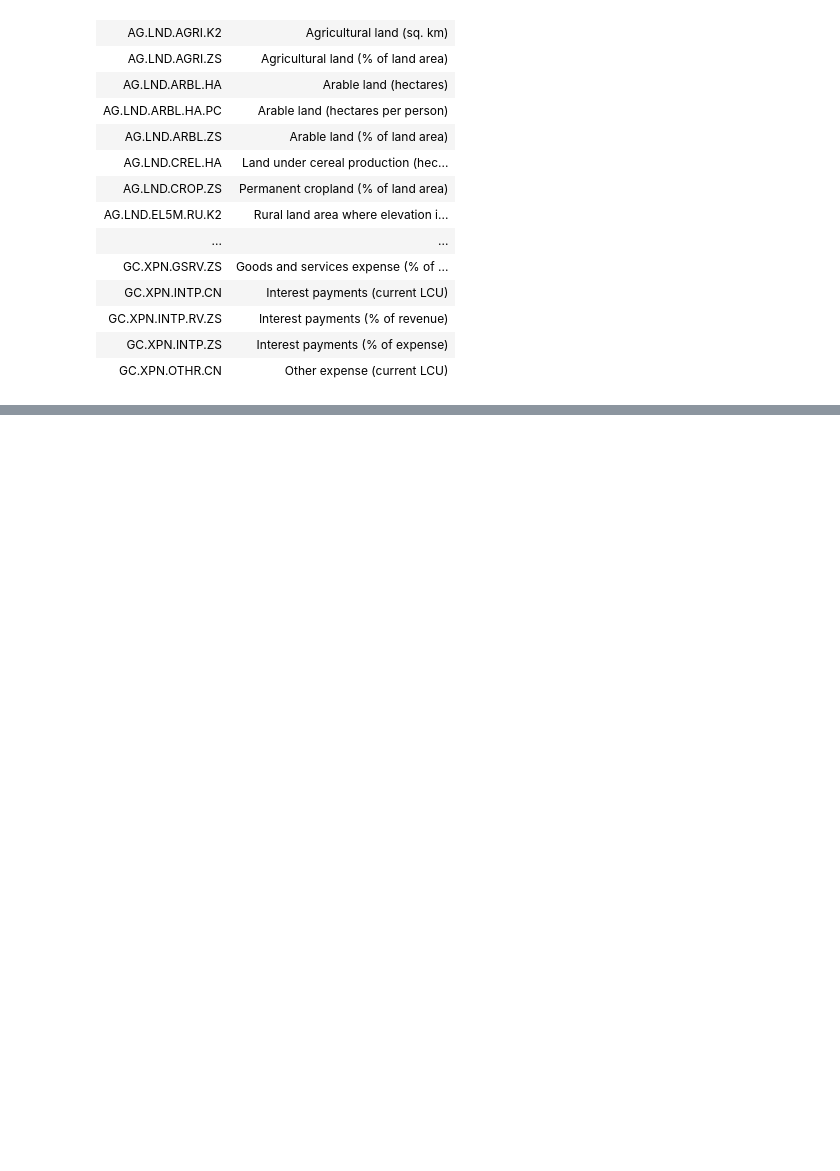
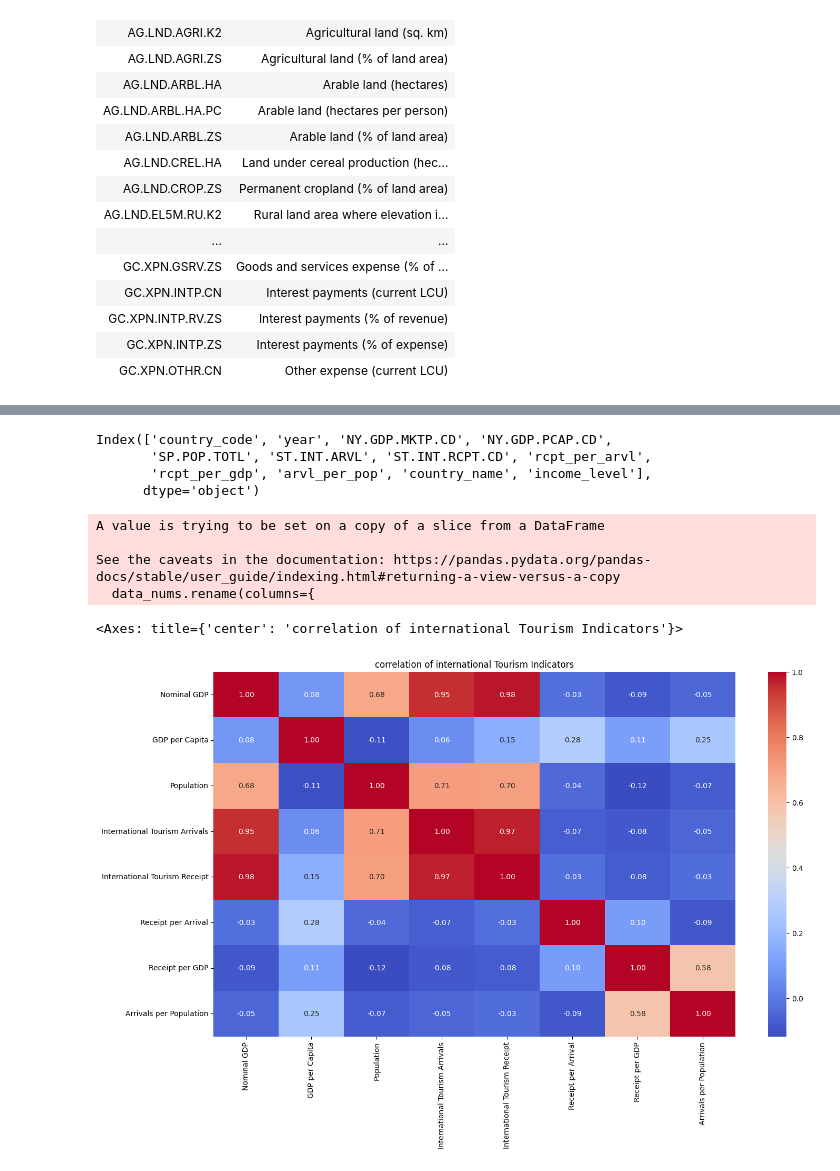
Before and after one commit to gamegtboyz/wb-top-traveling-analysis, a Jupyter notebook: test.ipynb, the cells around one changed output, grey strips where cells are left out. Saved outputs shown, nothing was run; the diff lists cells and outputs as text; code cells hidden in the pictures; blank space fills up the shorter version.

```diff
--- a/test.ipynb
+++ b/test.ipynb
@@ -438,0 +181,2 @@ pivot_data
+# %%
+data = pd.read_csv('./data/data.csv')
@@ -438,0 +192,34 @@ pivot_data
+# %%
+data.columns
+# %% [output]
+Index(['country_code', 'year', 'NY.GDP.MKTP.CD', 'NY.GDP.PCAP.CD',
+       'SP.POP.TOTL', 'ST.INT.ARVL', 'ST.INT.RCPT.CD', 'rcpt_per_arvl',
+       'rcpt_per_gdp', 'arvl_per_pop', 'country_name', 'income_level'],
+      dtype='object')
+# %%
+data_nums = data[['NY.GDP.MKTP.CD', 'NY.GDP.PCAP.CD',
+       'SP.POP.TOTL', 'ST.INT.ARVL', 'ST.INT.RCPT.CD', 'rcpt_per_arvl',
+       'rcpt_per_gdp', 'arvl_per_pop']]
+
+data_nums.rename(columns={
+    'NY.GDP.MKTP.CD': 'Nominal GDP',
+    'NY.GDP.PCAP.CD': 'GDP per Capita',
+    'SP.POP.TOTL': 'Population',
+    'ST.INT.ARVL': 'International Tourism Arrivals',
+    'ST.INT.RCPT.CD': 'International Tourism Receipt',
+    'rcpt_per_arvl': 'Receipt per Arrival',
+    'rcpt_per_gdp': 'Receipt per GDP',
+    'arvl_per_pop': 'Arrivals per Population'
+}, inplace=True)
+# %% [output]
+A value is trying to be set on a copy of a slice from a DataFrame
+
+See the caveats in the documentation: https://pandas.pydata.org/pandas-docs/stable/user_guide/indexing.html#returning-a-view-versus-a-copy
+  data_nums.rename(columns={
+# %%
+plt.figure(figsize=(16,9))
+plt.title("correlation of international Tourism Indicators")
+sns.heatmap(data_nums.corr(),annot=True,cmap='coolwarm',fmt='.2f')
+# %% [output]
+<Axes: title={'center': 'correlation of international Tourism Indicators'}>
+[figure, added]
```
Also changed, not shown: parts of 26 cells of this notebook, 1 other file.
